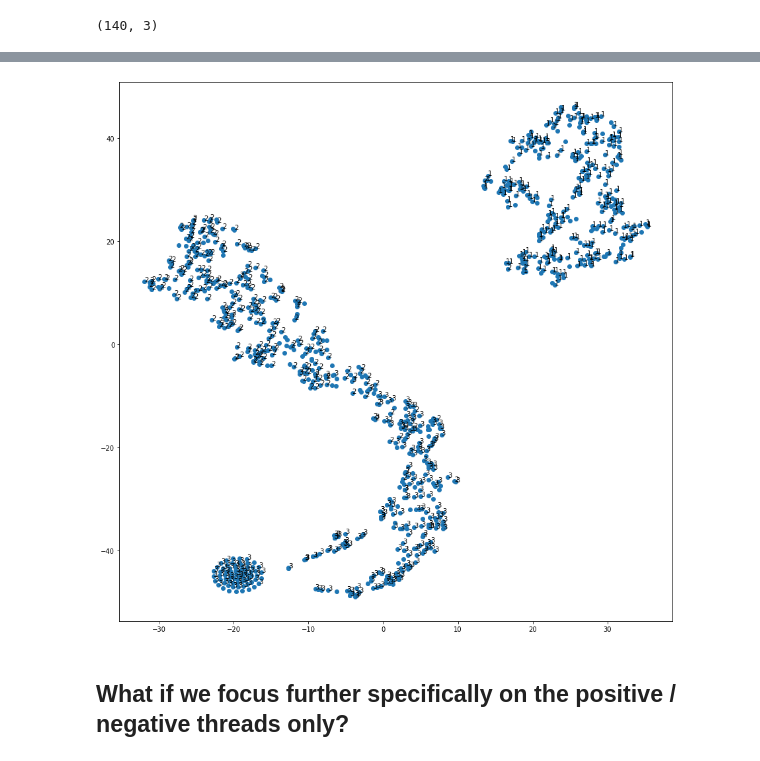
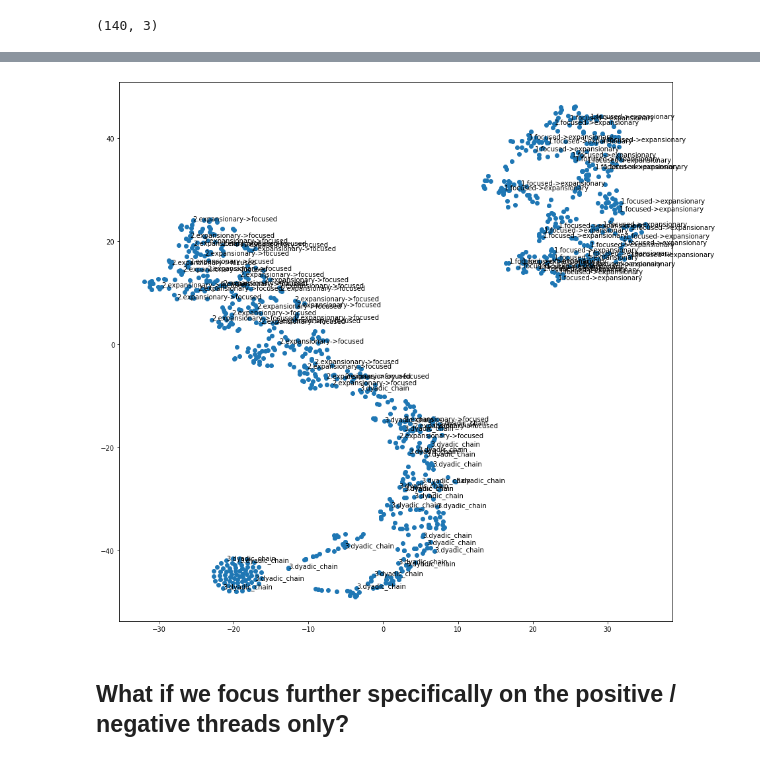
Before and after one commit to rgangela99/Cornell-Conversational-Analysis-Toolkit, a Jupyter notebook: convokit/tensors/factorization/tensors_tsne_threads_fake_trajectory.ipynb, the cells around one changed output, grey strips where cells are left out. Drawn from its saved outputs; the diff is of its cells as text; code cells hidden in the pictures.

```diff
--- a/convokit/tensors/factorization/tensors_tsne_threads_fake_trajectory.ipynb
+++ b/convokit/tensors/factorization/tensors_tsne_threads_fake_trajectory.ipynb
@@ -88,14 +88,14 @@ import random
 # %%
 plt.figure(figsize=(15,15))
 plt.scatter(projected_threads[:,0], projected_threads[:, 1])
 
 for i in range(tensor.shape[1]):
-    if random.random() < 0.8:
-        plt.annotate(corpus.get_utterance(convo_ids[i]).meta['subreddit'][0], (projected_threads[i][0], projected_threads[i][1]))
+    if random.random() < 0.1:
+        plt.annotate(corpus.get_utterance(convo_ids[i]).meta['subreddit'], (projected_threads[i][0], projected_threads[i][1]))
 
 plt.show()
 # %% [output]
-[figure, old version]
+[figure, new version]
 # %% [markdown]
 ## What if we focus further specifically on the positive / negative threads only?
 # %% [markdown]
```
Also changed, not shown: parts of 1 cell of this notebook, 2 other files.
